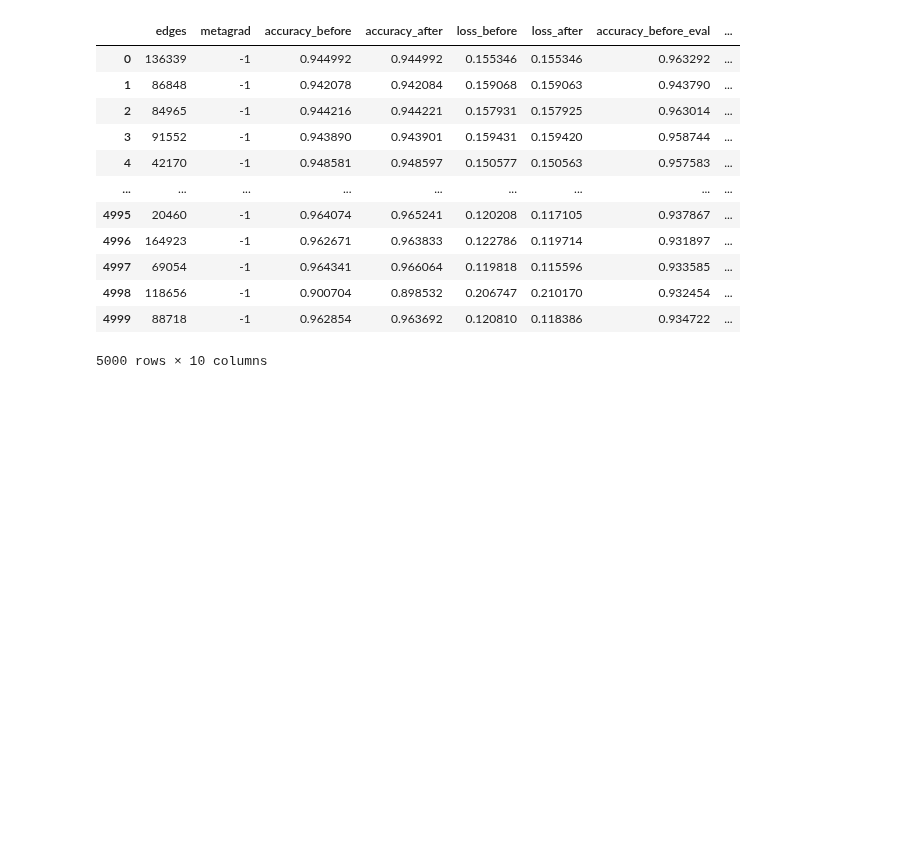
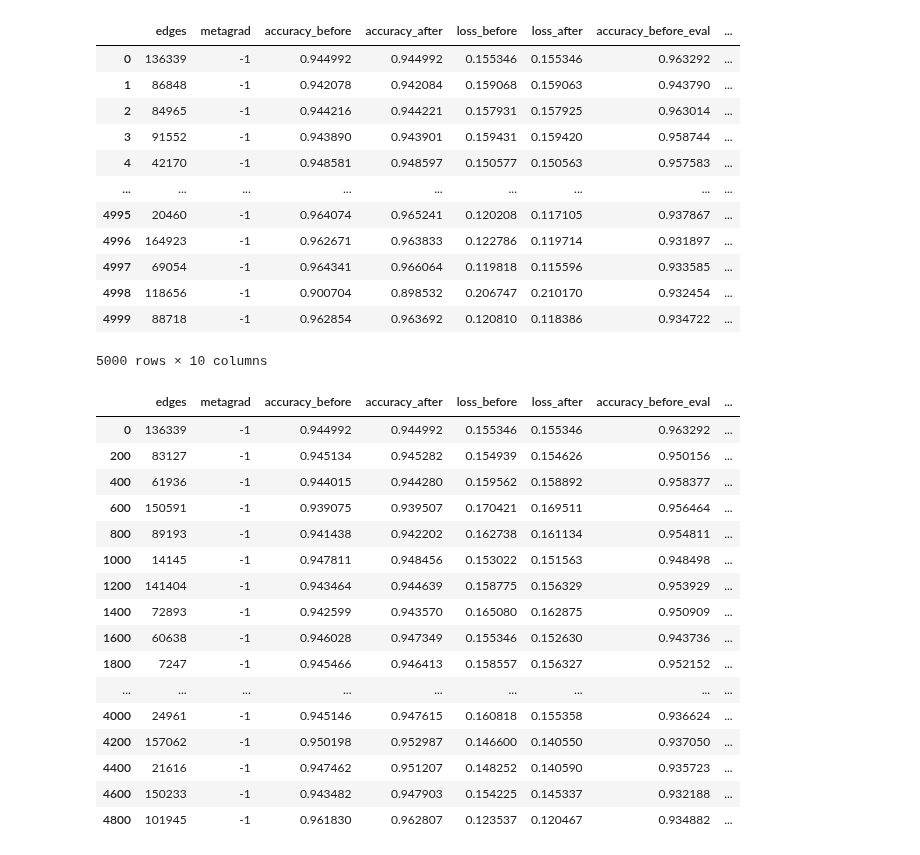
Before and after one commit to aravind-gk/RecSysAttack, a Jupyter notebook: baseline-surrogate.ipynb, the cells around one changed output. Drawn from its saved outputs; the diff is of its cells as text; code cells hidden in the pictures; blank space fills up the shorter version.

```diff
--- a/baseline-surrogate.ipynb
+++ b/baseline-surrogate.ipynb
@@ -329,3 +329,23 @@ perturbations
 | 4998 | 118656 | -1 | 0.900704 | 0.898532 | 0.206747 | 0.210170 | 0.932454 | ... |
 | 4999 | 88718 | -1 | 0.962854 | 0.963692 | 0.120810 | 0.118386 | 0.934722 | ... |
 5000 rows × 10 columns
+# %%
+perturbations[::200]
+# %% [output]
+|  | edges | metagrad | accuracy_before | accuracy_after | loss_before | loss_after | accuracy_before_eval | ... |
+| 0 | 136339 | -1 | 0.944992 | 0.944992 | 0.155346 | 0.155346 | 0.963292 | ... |
+| 200 | 83127 | -1 | 0.945134 | 0.945282 | 0.154939 | 0.154626 | 0.950156 | ... |
+| 400 | 61936 | -1 | 0.944015 | 0.944280 | 0.159562 | 0.158892 | 0.958377 | ... |
+| 600 | 150591 | -1 | 0.939075 | 0.939507 | 0.170421 | 0.169511 | 0.956464 | ... |
+| 800 | 89193 | -1 | 0.941438 | 0.942202 | 0.162738 | 0.161134 | 0.954811 | ... |
+| 1000 | 14145 | -1 | 0.947811 | 0.948456 | 0.153022 | 0.151563 | 0.948498 | ... |
+| 1200 | 141404 | -1 | 0.943464 | 0.944639 | 0.158775 | 0.156329 | 0.953929 | ... |
+| 1400 | 72893 | -1 | 0.942599 | 0.943570 | 0.165080 | 0.162875 | 0.950909 | ... |
+| 1600 | 60638 | -1 | 0.946028 | 0.947349 | 0.155346 | 0.152630 | 0.943736 | ... |
+| 1800 | 7247 | -1 | 0.945466 | 0.946413 | 0.158557 | 0.156327 | 0.952152 | ... |
+| ... | ... | ... | ... | ... | ... | ... | ... | ... |
+| 4000 | 24961 | -1 | 0.945146 | 0.947615 | 0.160818 | 0.155358 | 0.936624 | ... |
+| 4200 | 157062 | -1 | 0.950198 | 0.952987 | 0.146600 | 0.140550 | 0.937050 | ... |
+| 4400 | 21616 | -1 | 0.947462 | 0.951207 | 0.148252 | 0.140590 | 0.935723 | ... |
+| 4600 | 150233 | -1 | 0.943482 | 0.947903 | 0.154225 | 0.145337 | 0.932188 | ... |
+| 4800 | 101945 | -1 | 0.961830 | 0.962807 | 0.123537 | 0.120467 | 0.934882 | ... |
```
Also changed, not shown: parts of 3 cells of this notebook, 11 other files.
